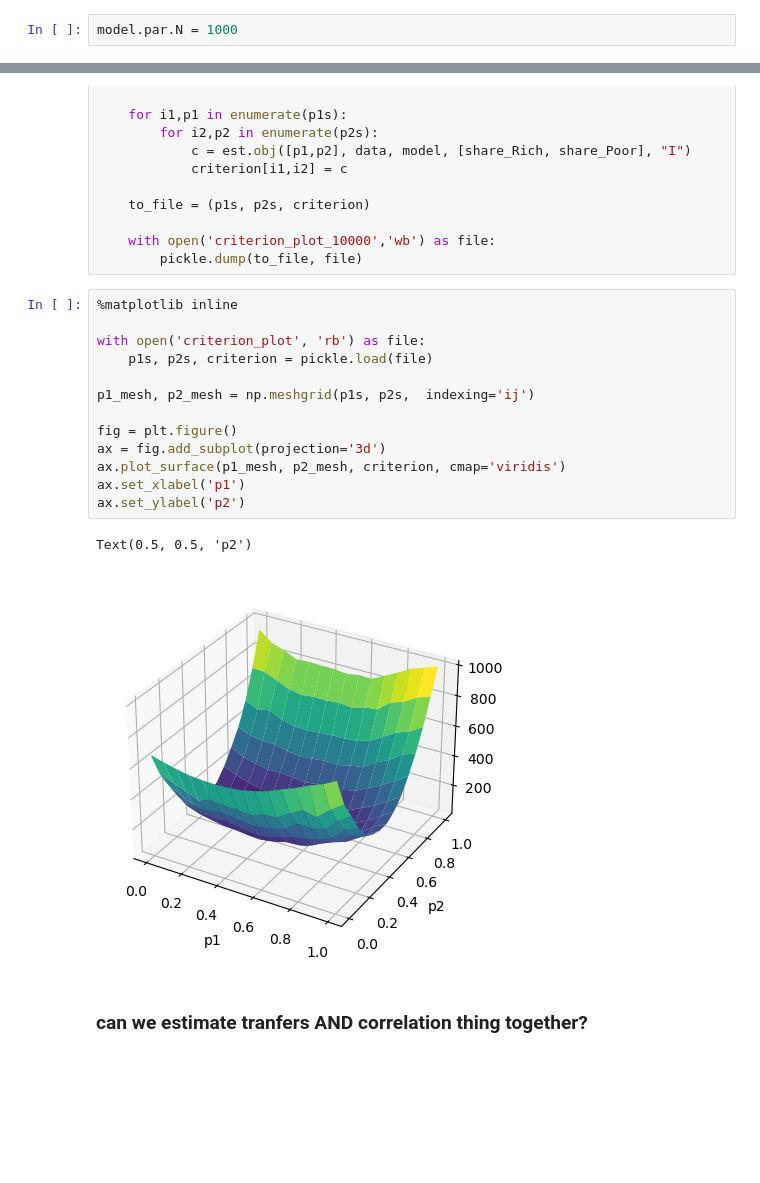
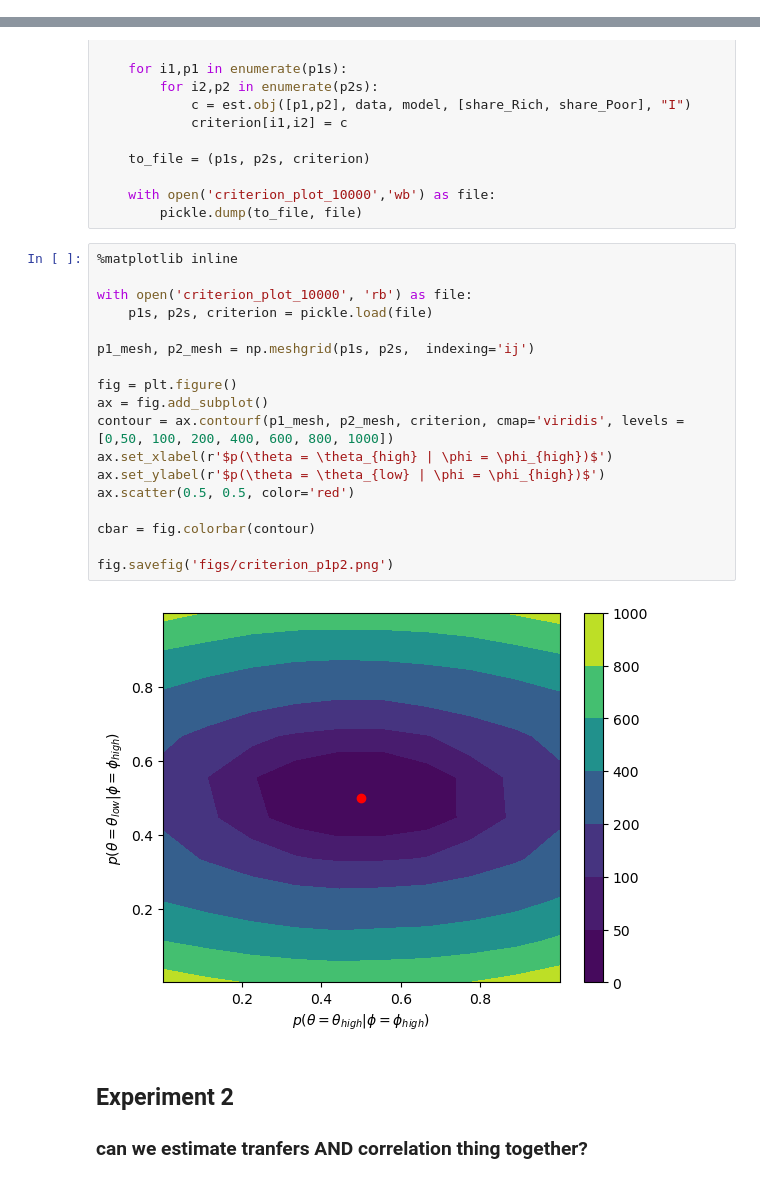
Before and after one commit to ansofol/DP_term_paper, a Jupyter notebook: main_model/test_run.ipynb, the cells around one changed output, grey strips where cells are left out. Drawn from its saved outputs; the diff is of its cells as text; blank space fills up the shorter version.

Commit message:
estimation experiment 2

```diff
--- a/main_model/test_run.ipynb
+++ b/main_model/test_run.ipynb
@@ -657,5 +657,3 @@ data = copy.deepcopy(sim)
 data_true = copy.deepcopy(data)
 share_Rich = np.sum((data_true.type == 0) + (data_true.type == 2)) / len(data_true.type)
 share_Poor = 1-share_Rich
-# %%
-model.par.N = 1000
@@ -682,18 +722,23 @@ if run:
 # %%
 %matplotlib inline
 
-with open('criterion_plot', 'rb') as file:
+with open('criterion_plot_10000', 'rb') as file:
     p1s, p2s, criterion = pickle.load(file)
 
 p1_mesh, p2_mesh = np.meshgrid(p1s, p2s,  indexing='ij')
 
 fig = plt.figure()
-ax = fig.add_subplot(projection='3d')
-ax.plot_surface(p1_mesh, p2_mesh, criterion, cmap='viridis')
-ax.set_xlabel('p1')
-ax.set_ylabel('p2')
+ax = fig.add_subplot()
+contour = ax.contourf(p1_mesh, p2_mesh, criterion, cmap='viridis', levels = [0,50, 100, 200, 400, 600, 800, 1000])
+ax.set_xlabel(r'$p(\theta = \theta_{high} | \phi = \phi_{high})$')
+ax.set_ylabel(r'$p(\theta = \theta_{low} | \phi = \phi_{high})$')
+ax.scatter(0.5, 0.5, color='red')
+
+cbar = fig.colorbar(contour)
+
+fig.savefig('figs/criterion_p1p2.png')
 # %% [output]
-Text(0.5, 0.5, 'p2')
-[figure, old version]
+[figure, new version]
 # %% [markdown]
+## Experiment 2
 ### can we estimate tranfers AND correlation thing together?
```
Also changed, not shown: parts of 31 cells of this notebook, 19 other files.
